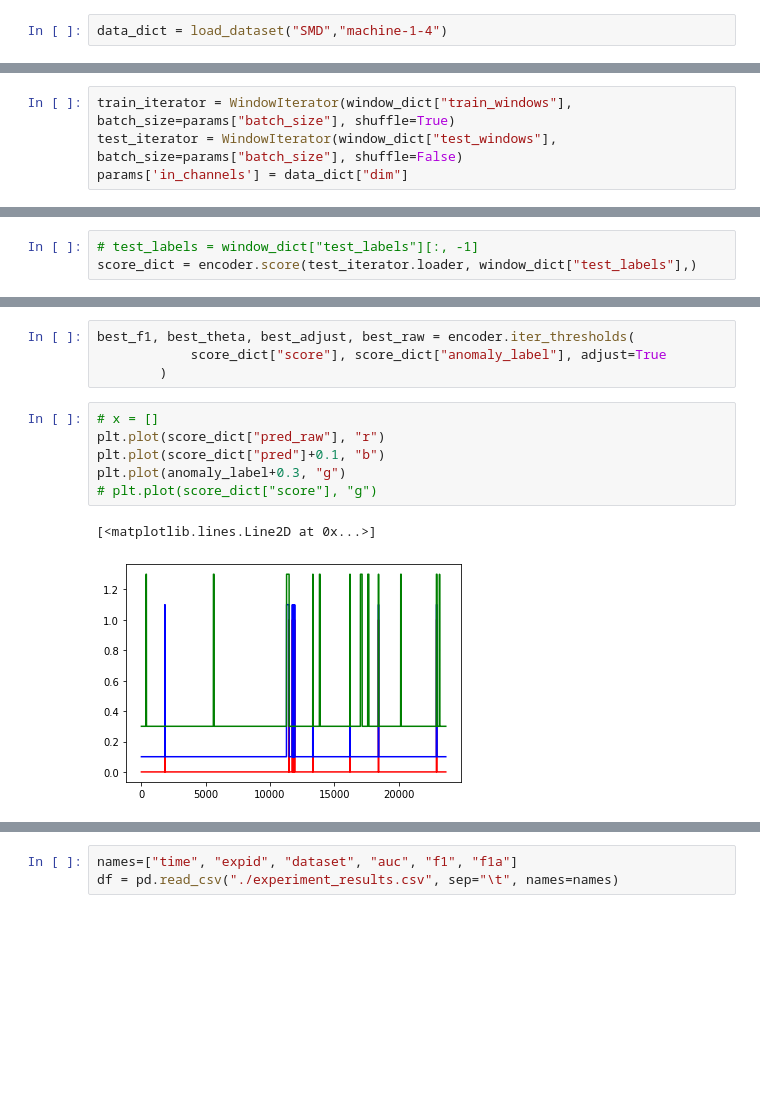
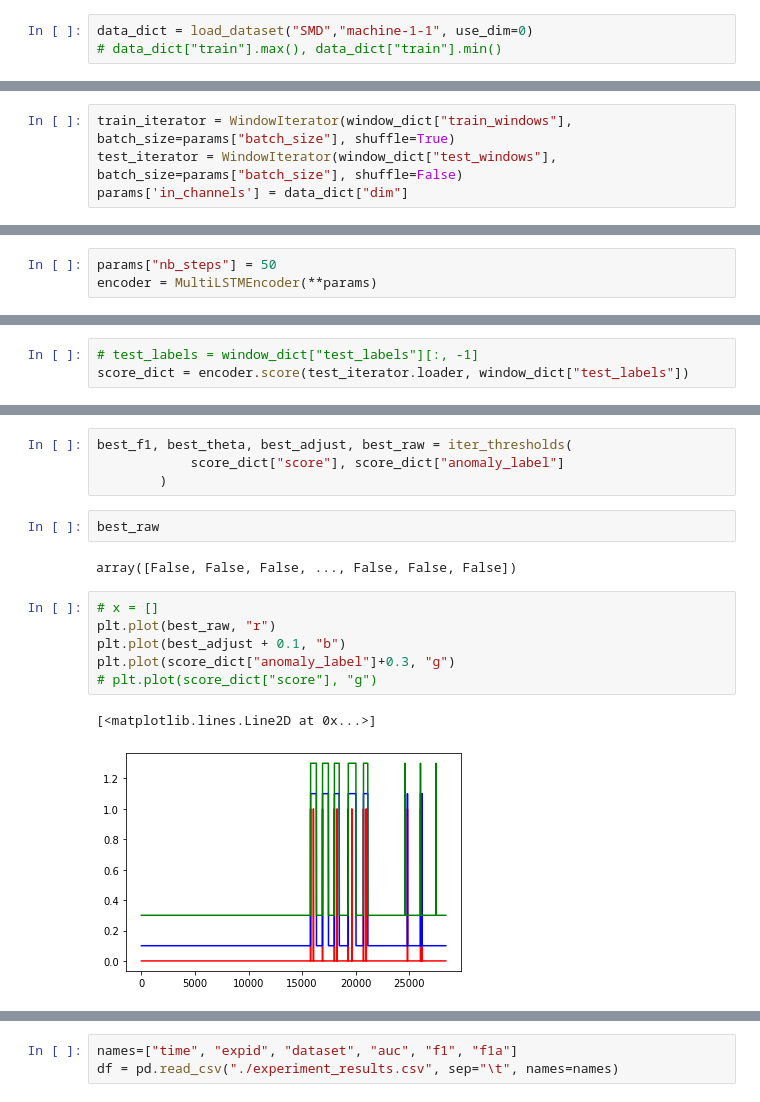
Before and after one commit to JinYang88/TS-anomaly, a Jupyter notebook: notebooks/multivariate_lstm_(no_tokens).ipynb, the cells around one changed output, grey strips where cells are left out. Drawn from its saved outputs; the diff is of its cells as text; blank space fills up the shorter version.

```diff
--- a/notebooks/multivariate_lstm_(no_tokens).ipynb
+++ b/notebooks/multivariate_lstm_(no_tokens).ipynb
@@ -37,3 +39,4 @@ params["nrows"] = None
 # %%
-data_dict = load_dataset("SMD","machine-1-4")
+data_dict = load_dataset("SMD","machine-1-1", use_dim=0)
+# data_dict["train"].max(), data_dict["train"].min()
 # %% [output]
@@ -72,0 +68,3 @@ encoder = MultiLSTMEncoder(**params)
+# %%
+params["nb_steps"] = 50
+encoder = MultiLSTMEncoder(**params)
@@ -103,4 +104,4 @@ encoder.load_encoder()
 # %%
 # test_labels = window_dict["test_labels"][:, -1]
-score_dict = encoder.score(test_iterator.loader, window_dict["test_labels"],)
+score_dict = encoder.score(test_iterator.loader, window_dict["test_labels"])
 # %% [output]
@@ -109,16 +109,20 @@ score_dict = encoder.score(test_iterator.loader, window_dict["test_labels"],)
 # %%
-best_f1, best_theta, best_adjust, best_raw = encoder.iter_thresholds(
-            score_dict["score"], score_dict["anomaly_label"], adjust=True
+best_f1, best_theta, best_adjust, best_raw = iter_thresholds(
+            score_dict["score"], score_dict["anomaly_label"]
         )
+# %%
+best_raw
+# %% [output]
+array([False, False, False, ..., False, False, False])
 # %%
 # x = []
-plt.plot(score_dict["pred_raw"], "r")
-plt.plot(score_dict["pred"]+0.1, "b")
-plt.plot(anomaly_label+0.3, "g")
+plt.plot(best_raw, "r")
+plt.plot(best_adjust + 0.1, "b")
+plt.plot(score_dict["anomaly_label"]+0.3, "g")
 # plt.plot(score_dict["score"], "g")
 # %% [output]
 [<matplotlib.lines.Line2D at 0x...>]
-[figure, old version]
+[figure, new version]
 # %%
 # def reconstruction_loader(loader, encoder):
 # train_iterator_non_shuffle = WindowIterator(window_dict["train_windows"],
```
Also changed, not shown: parts of 17 cells of this notebook, 3 other files.
